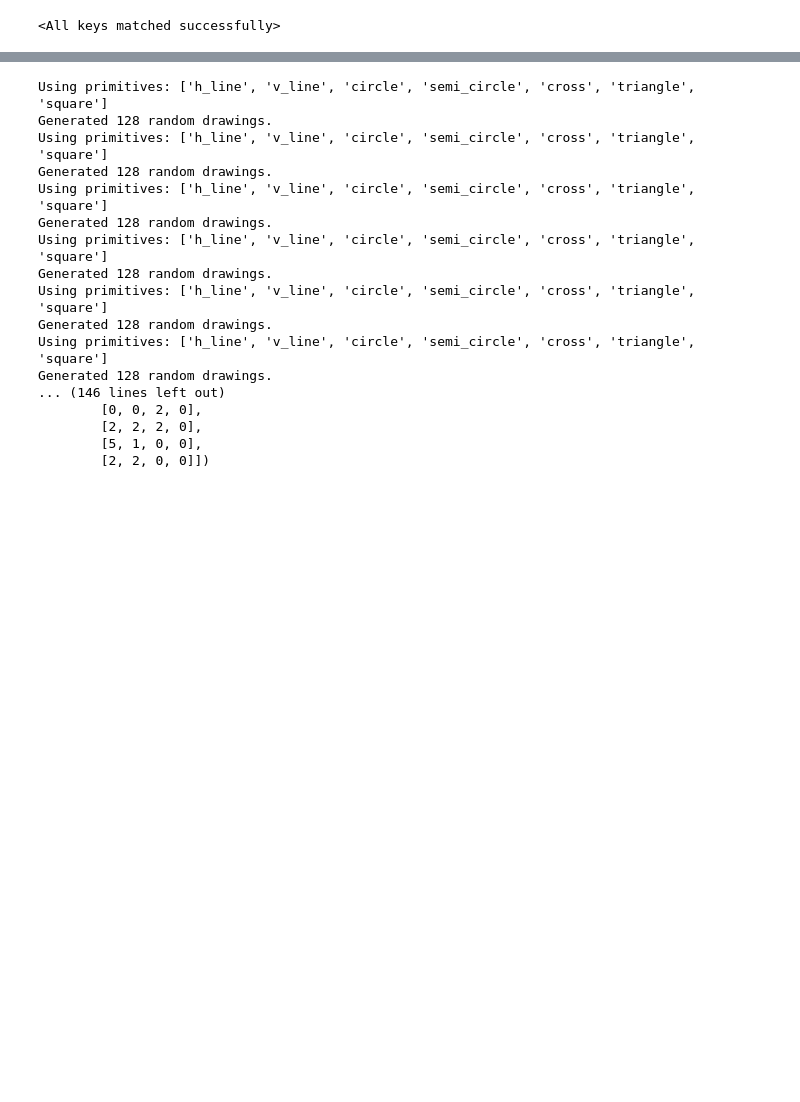
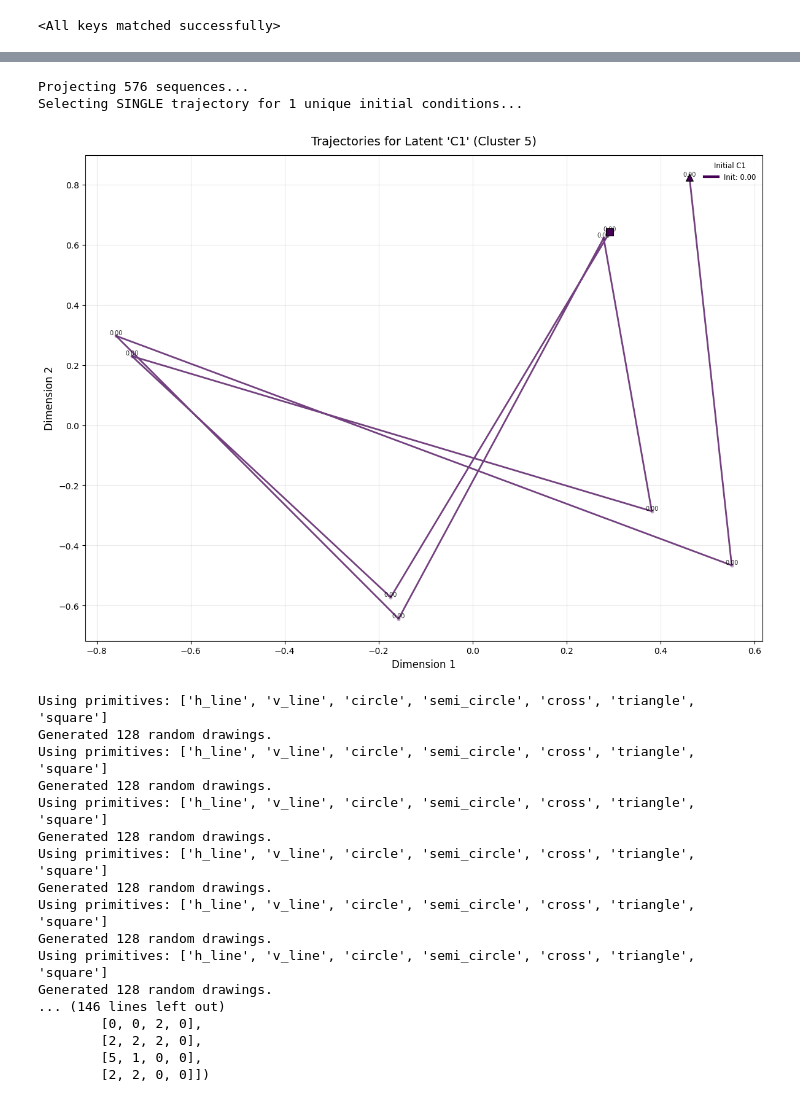
Before and after one commit to gauthierboeshertz/comp_predictive_learning, a Jupyter notebook: notebooks/train_rnn.ipynb, the cells around one changed output, grey strips where cells are left out. Cells and saved outputs as stored; diff of their text form; code cells hidden in the pictures; blank space fills up the shorter version.

```diff
--- a/notebooks/train_rnn.ipynb
+++ b/notebooks/train_rnn.ipynb
@@ -262,0 +473,14 @@ Group 11 has [ 29  31  44  53  98 117 163 174 200 211 215 265 266 270 271 302 30
+# %%
+from compo_predictive_learning.datasets import make_contextual_loader
+all_contexts = train_contexts + val_contexts
+config.dataset.sequence_length = 10
+config.train_loop.batch_size = 32
+analysis_loader = make_contextual_loader(config=config,context_vals=all_contexts,num_sample_per_context=32,context_vector_size=3,context_start_idx=0,shuffle=False)
+# %%
+from copy import deepcopy
+rnn_cfg = deepcopy(model.rnn_cfg)
+rnn_cfg.noise = 0.0
+noiseless_model = model.create_new_instance(new_params={'rnn_cfg': rnn_cfg}).to(DEVICE)
+
+latent_idx = 1
+dynamic_idx = 1
@@ -262,0 +489,10 @@ Group 11 has [ 29  31  44  53  98 117 163 174 200 211 215 265 266 270 271 302 30
+# %%
+X, L, target_latent_key, target_cluster_id, neuron_indices = get_activities_for_latent_dynamic(
+    latent_idx=latent_idx,
+    dynamic_idx=dynamic_idx,
+    dataloader=analysis_loader,
+    model=noiseless_model,
+    context_to_cluster=context_to_cluster,
+    cluster_to_neurons=cluster_to_neurons,
+    device=DEVICE
+)
@@ -263,3 +517,26 @@ Group 11 has [ 29  31  44  53  98 117 163 174 200 211 215 265 266 270 271 302 30
+# %%
+X_proj_unique, L_unique, unique_vals, unique_indices = project_trajectories_and_take_one_per_ic(X,
+                                                                                                L,
+                                                                                                latent_idx=latent_idx,
+                                                                                                projection_strategy=MDSProjector(),
+                                                                                                start_from_second_activity=True,
+                                                                                                use_mean=False)
+# %% [output]
+Projecting 576 sequences...
+Selecting SINGLE trajectory for 1 unique initial conditions...
+# %%
+plot_trajectories_with_latent_values(
+    X_proj_unique,
+    L_unique,
+    unique_vals,
+    unique_indices,
+    target_latent_key,
+    latent_idx,
+    num_initial_conditions_to_plot=1,
+    title=f"Trajectories for Latent '{target_latent_key}' (Cluster {target_cluster_id})",
+)
+# %% [output]
+[figure, added]
 # %%
 import torch
 from sklearn.svm import LinearSVC
```
Also changed, not shown: parts of 29 cells of this notebook, 12 other files.
